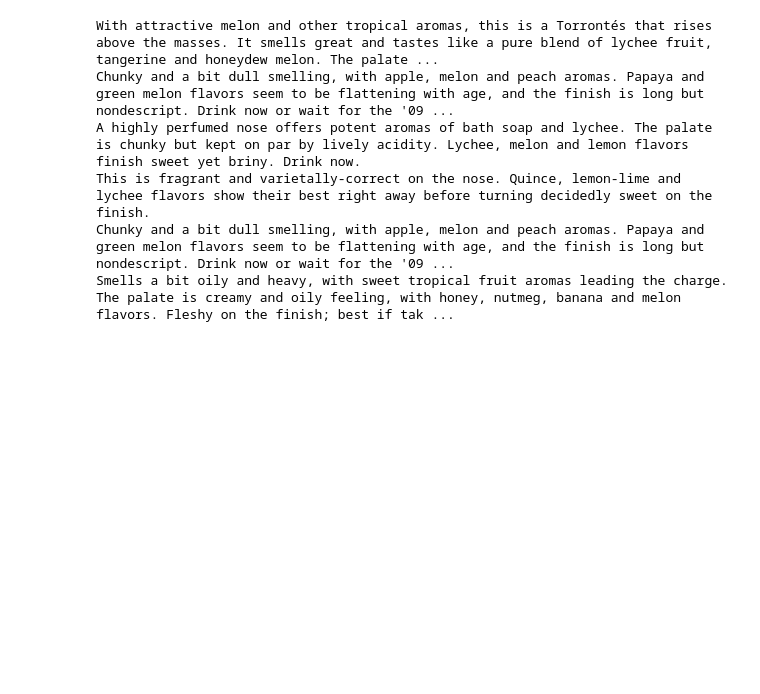
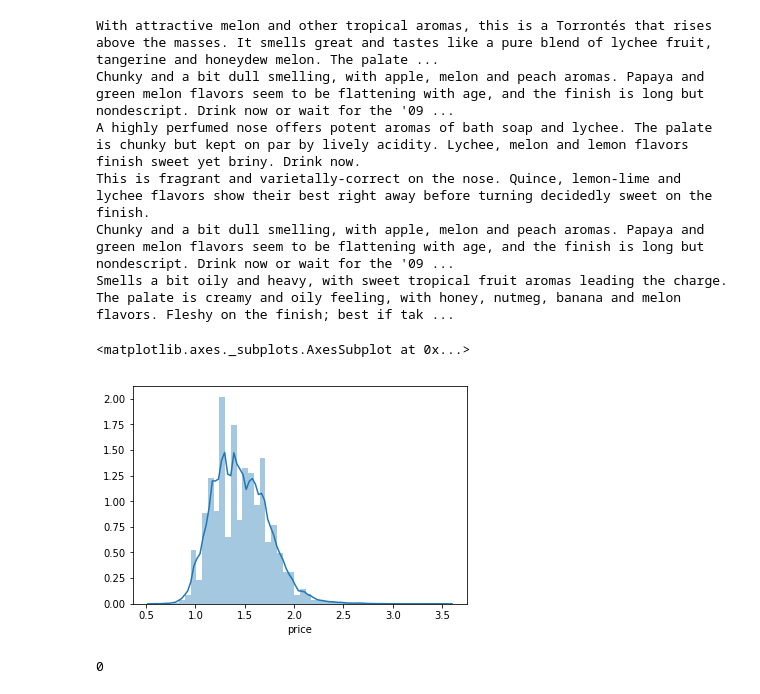
Before and after one commit to josarago/Insight, a Jupyter notebook: training_and_validation.ipynb, the cells around one changed output. Saved outputs shown, nothing was run; the diff lists cells and outputs as text; code cells hidden in the pictures; blank space fills up the shorter version.

```diff
--- a/training_and_validation.ipynb
+++ b/training_and_validation.ipynb
@@ -292,3 +292,12 @@ A highly perfumed nose offers potent aromas of bath soap and lychee. The palate
 This is fragrant and varietally-correct on the nose. Quince, lemon-lime and lychee flavors show their best right away before turning decidedly sweet on the finish.
 Chunky and a bit dull smelling, with apple, melon and peach aromas. Papaya and green melon flavors seem to be flattening with age, and the finish is long but nondescript. Drink now or wait for the '09 ...
 Smells a bit oily and heavy, with sweet tropical fruit aromas leading the charge. The palate is creamy and oily feeling, with honey, nutmeg, banana and melon flavors. Fleshy on the finish; best if tak ...
+# %%
+sns.distplot(np.log10(wl.df.price))
+# %% [output]
+<matplotlib.axes._subplots.AxesSubplot at 0x...>
+[figure, added]
+# %%
+len(wines)
+# %% [output]
+0
```
Also changed, not shown: parts of 3 cells of this notebook, 3 other files.
